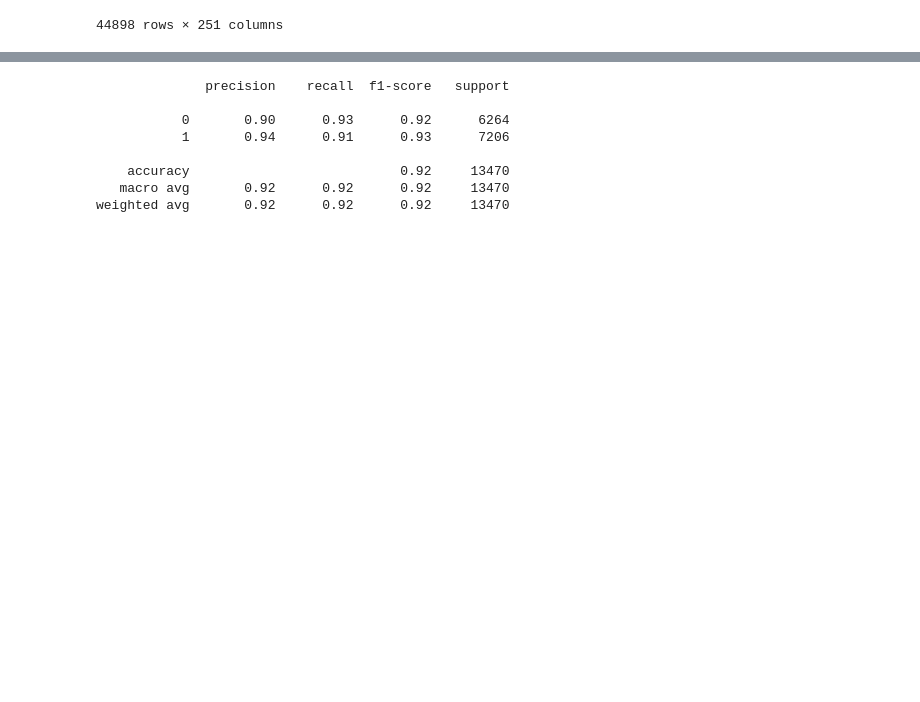
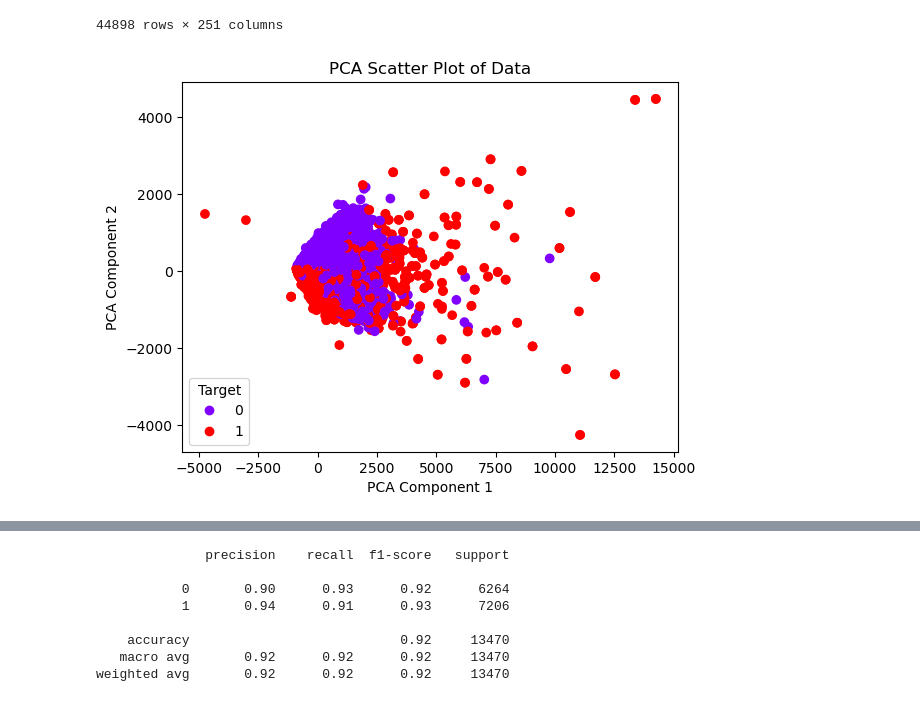
Before and after one commit to lucascheng24/comp4432ML-A_Million_News_Headlines, a Jupyter notebook: Fake_and_real_news_dataset/classifiers/DecisionTree/decisionTree_01.ipynb, the cells around one changed output, grey strips where cells are left out. Drawn from its saved outputs; the diff is of its cells as text; code cells hidden in the pictures; blank space fills up the shorter version.

```diff
--- a/Fake_and_real_news_dataset/classifiers/DecisionTree/decisionTree_01.ipynb
+++ b/Fake_and_real_news_dataset/classifiers/DecisionTree/decisionTree_01.ipynb
@@ -46,3 +46,31 @@ df_train
 # %%
 train_y = df_train['target']
 train_x = df_train.drop(columns=['target'])
+# %%
+# Create a PCA object with 2 components
+pca = PCA(n_components=2)
+
+# Fit the PCA model to the data
+pca.fit(train_x)
+
+# Transform the data into the new 2D space
+X_pca = pca.transform(train_x)
+# %%
+
+# Plot the scatter graph
+fig, ax = plt.subplots()
+scatter = ax.scatter(X_pca[:, 0], X_pca[:, 1], c=train_y, cmap='rainbow')
+
+# Add a legend to the plot
+legend = ax.legend(*scatter.legend_elements(),
+                    loc="lower left", title="Target")
+
+# Add a title and axis labels to the plot
+ax.set_title("PCA Scatter Plot of Data")
+ax.set_xlabel("PCA Component 1")
+ax.set_ylabel("PCA Component 2")
+
+# Show the plot
+plt.show()
+# %% [output]
+[figure, added]
```
Also changed, not shown: parts of 1 cell of this notebook.
